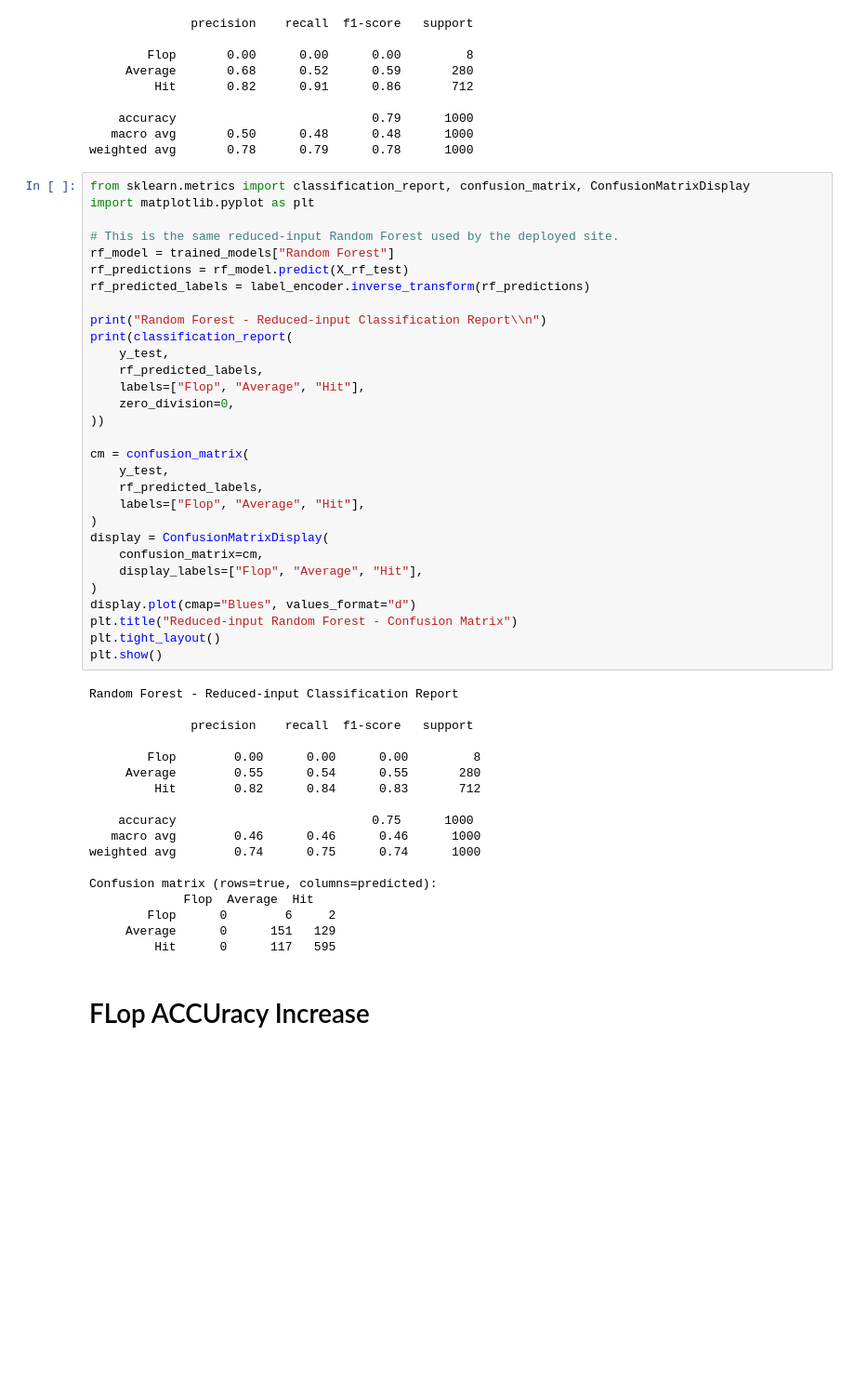
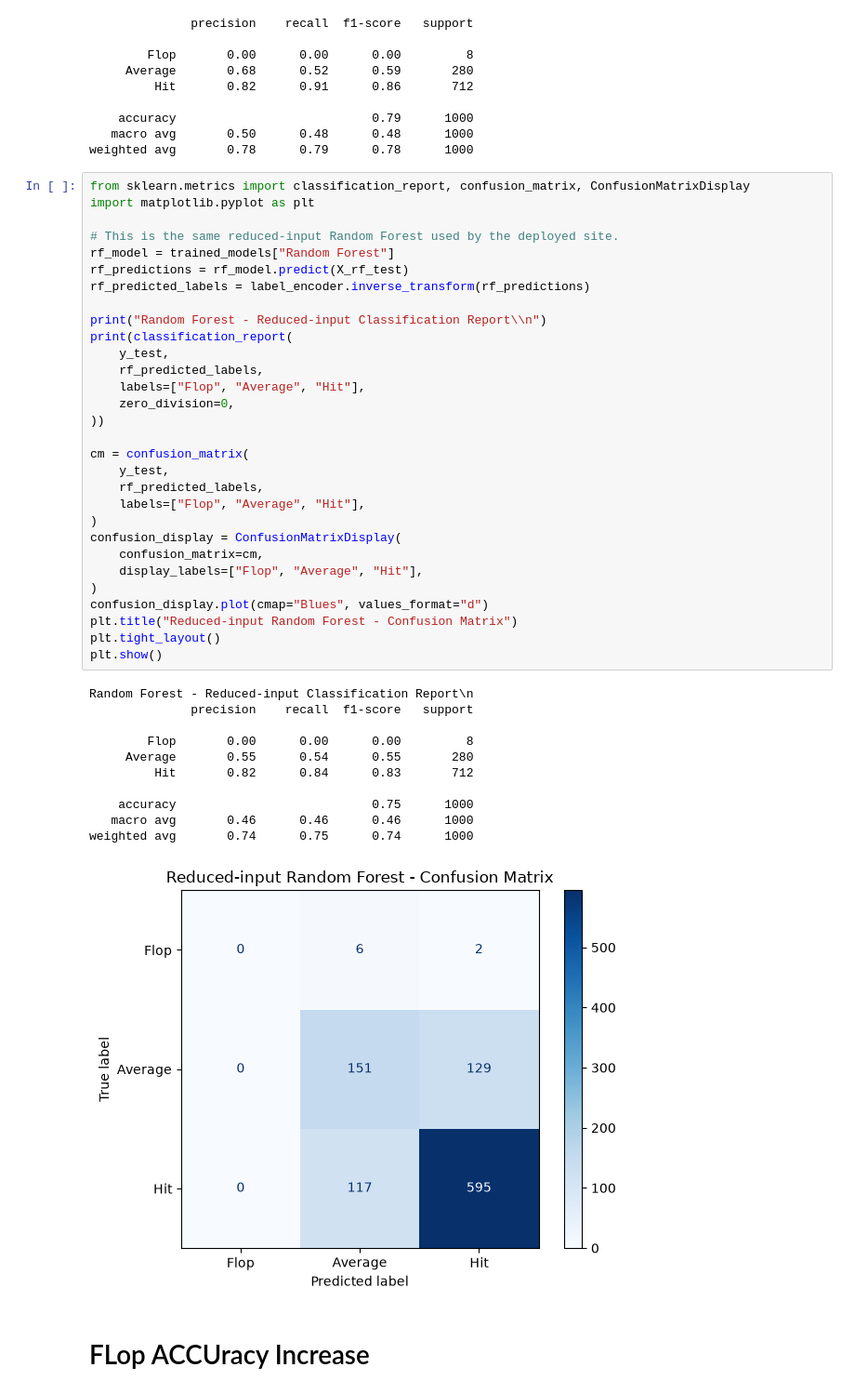
Before and after one commit to dhanushkrishnanau-blip/Movie_Success_Prediction, a Jupyter notebook: ASSETS/BIA_CAPSTONE.ipynb, the cells around one changed output. Shown at 93% size. Drawn from its saved outputs; the diff is of its cells as text; blank space fills up the shorter version.

```diff
--- a/ASSETS/BIA_CAPSTONE.ipynb
+++ b/ASSETS/BIA_CAPSTONE.ipynb
@@ -744,48 +746,42 @@ import matplotlib.pyplot as plt
 
 # This is the same reduced-input Random Forest used by the deployed site.
 rf_model = trained_models["Random Forest"]
 rf_predictions = rf_model.predict(X_rf_test)
 rf_predicted_labels = label_encoder.inverse_transform(rf_predictions)
 
 print("Random Forest - Reduced-input Classification Report\\n")
 print(classification_report(
     y_test,
     rf_predicted_labels,
     labels=["Flop", "Average", "Hit"],
     zero_division=0,
 ))
 
 cm = confusion_matrix(
     y_test,
     rf_predicted_labels,
     labels=["Flop", "Average", "Hit"],
 )
-display = ConfusionMatrixDisplay(
+confusion_display = ConfusionMatrixDisplay(
     confusion_matrix=cm,
     display_labels=["Flop", "Average", "Hit"],
 )
-display.plot(cmap="Blues", values_format="d")
+confusion_display.plot(cmap="Blues", values_format="d")
 plt.title("Reduced-input Random Forest - Confusion Matrix")
 plt.tight_layout()
 plt.show()
 # %% [output]
-Random Forest - Reduced-input Classification Report
-
+Random Forest - Reduced-input Classification Report\n
               precision    recall  f1-score   support
 
-        Flop        0.00      0.00      0.00         8
-     Average        0.55      0.54      0.55       280
-         Hit        0.82      0.84      0.83       712
+        Flop       0.00      0.00      0.00         8
+     Average       0.55      0.54      0.55       280
+         Hit       0.82      0.84      0.83       712
 
     accuracy                           0.75      1000
-   macro avg        0.46      0.46      0.46      1000
-weighted avg        0.74      0.75      0.74      1000
-
-Confusion matrix (rows=true, columns=predicted):
-             Flop  Average  Hit
-        Flop      0        6     2
-     Average      0      151   129
-         Hit      0      117   595
+   macro avg       0.46      0.46      0.46      1000
+weighted avg       0.74      0.75      0.74      1000
+[figure, added]
 # %% [markdown]
 # FLop ACCUracy Increase
 # %%
```
Also changed, not shown: parts of 4 cells of this notebook.
